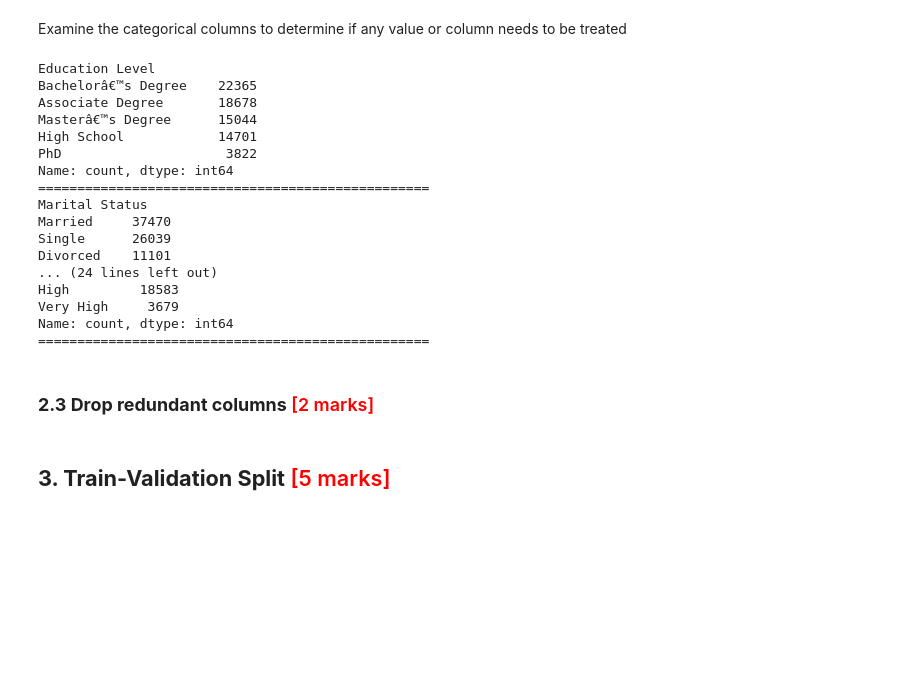
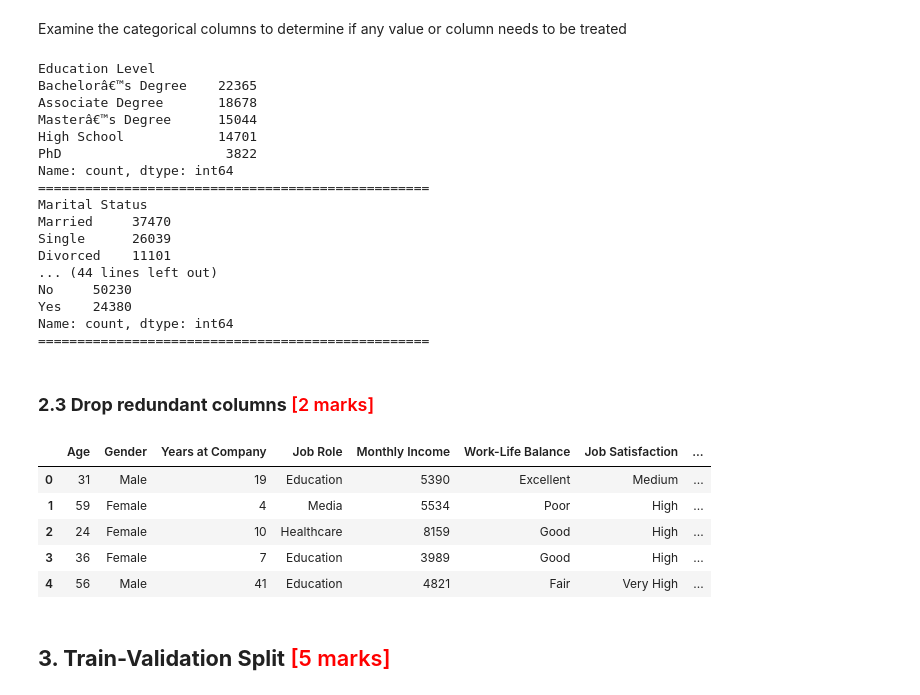
Before and after one commit to hemantgogawale/Predicting_Employee_Retention, a Jupyter notebook: Predicting_Employee_Retention_Starter.ipynb, the cells around one changed output. Cells and saved outputs as stored; diff of their text form; code cells hidden in the pictures; blank space fills up the shorter version.

```diff
--- a/Predicting_Employee_Retention_Starter.ipynb
+++ b/Predicting_Employee_Retention_Starter.ipynb
@@ -328,7 +309,7 @@ def check_cat_cols(col_name):
     return employee_df[col_name].value_counts()
 # %%
 # Check the data
-categorical_cols = ['Education Level', 'Marital Status', 'Job Level', 'Company Size', 'Company Reputation', 'Employee Recognition']
+categorical_cols = ['Education Level', 'Marital Status', 'Job Level', 'Company Size', 'Company Reputation', 'Employee Recognition', 'Innovation Opportunities', 'Leadership Opportunities', 'Remote Work', 'Overtime']
 
 for col in categorical_cols:
     print(check_cat_cols(col))
@@ -346,9 +327,9 @@ Marital Status
 Married     37470
 Single      26039
 Divorced    11101
-... (24 lines left out)
-High         18583
-Very High     3679
+... (44 lines left out)
+No     50230
+Yes    24380
 Name: count, dtype: int64
 ==================================================
 # %% [markdown]
@@ -358,5 +342,13 @@ Name: count, dtype: int64
 # %%
 # Check first few rows of data
+employee_df.head()
+# %% [output]
+|  | Age | Gender | Years at Company | Job Role | Monthly Income | Work-Life Balance | Job Satisfaction | ... |
+| 0 | 31 | Male | 19 | Education | 5390 | Excellent | Medium | ... |
+| 1 | 59 | Female | 4 | Media | 5534 | Poor | High | ... |
+| 2 | 24 | Female | 10 | Healthcare | 8159 | Good | High | ... |
+| 3 | 36 | Female | 7 | Education | 3989 | Good | High | ... |
+| 4 | 56 | Male | 41 | Education | 4821 | Fair | Very High | ... |
 # %% [markdown]
 ## **3. Train-Validation Split** <font color = red>[5 marks]</font>
 # %% [markdown]
```
Also changed, not shown: parts of 12 cells of this notebook.
